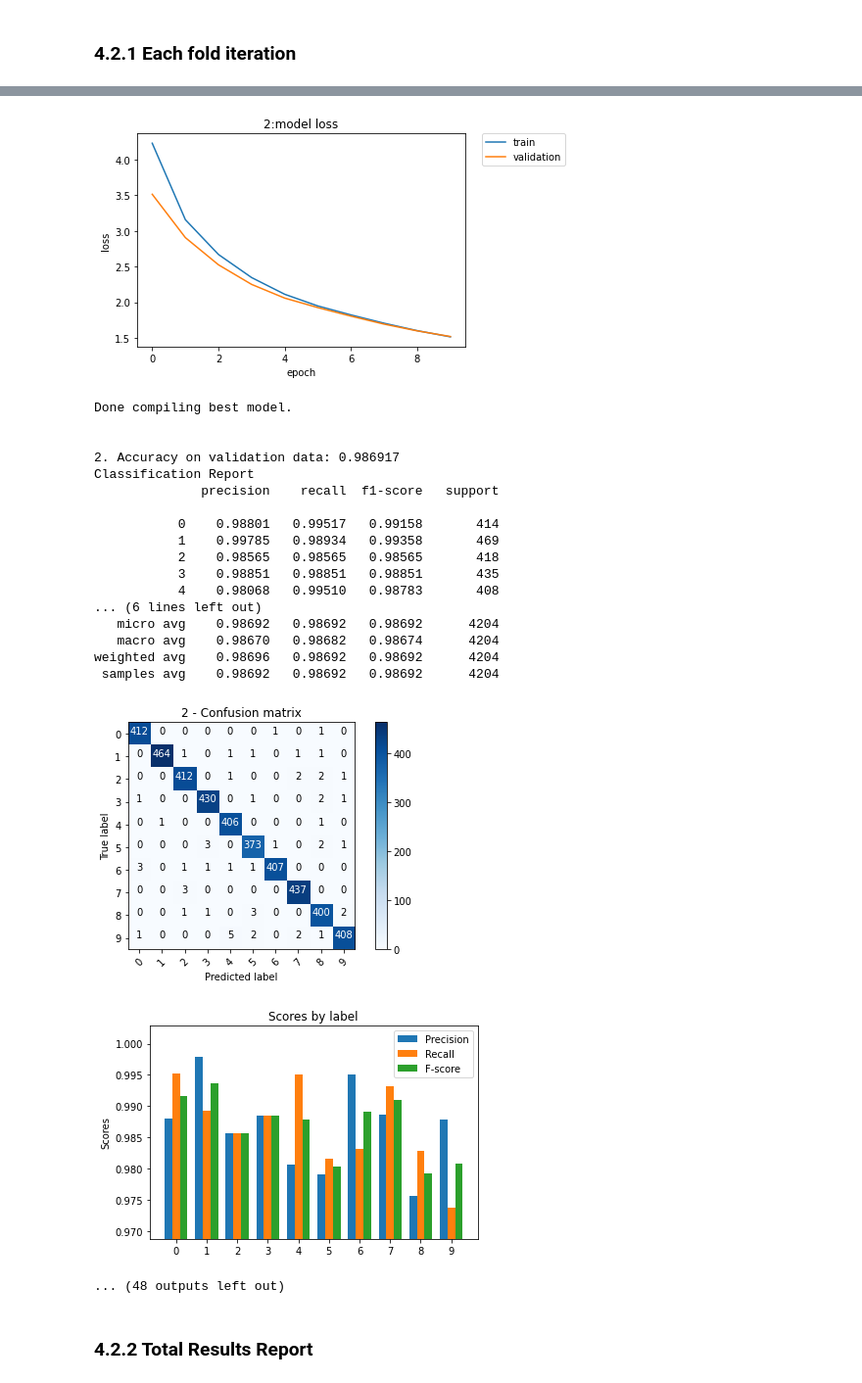
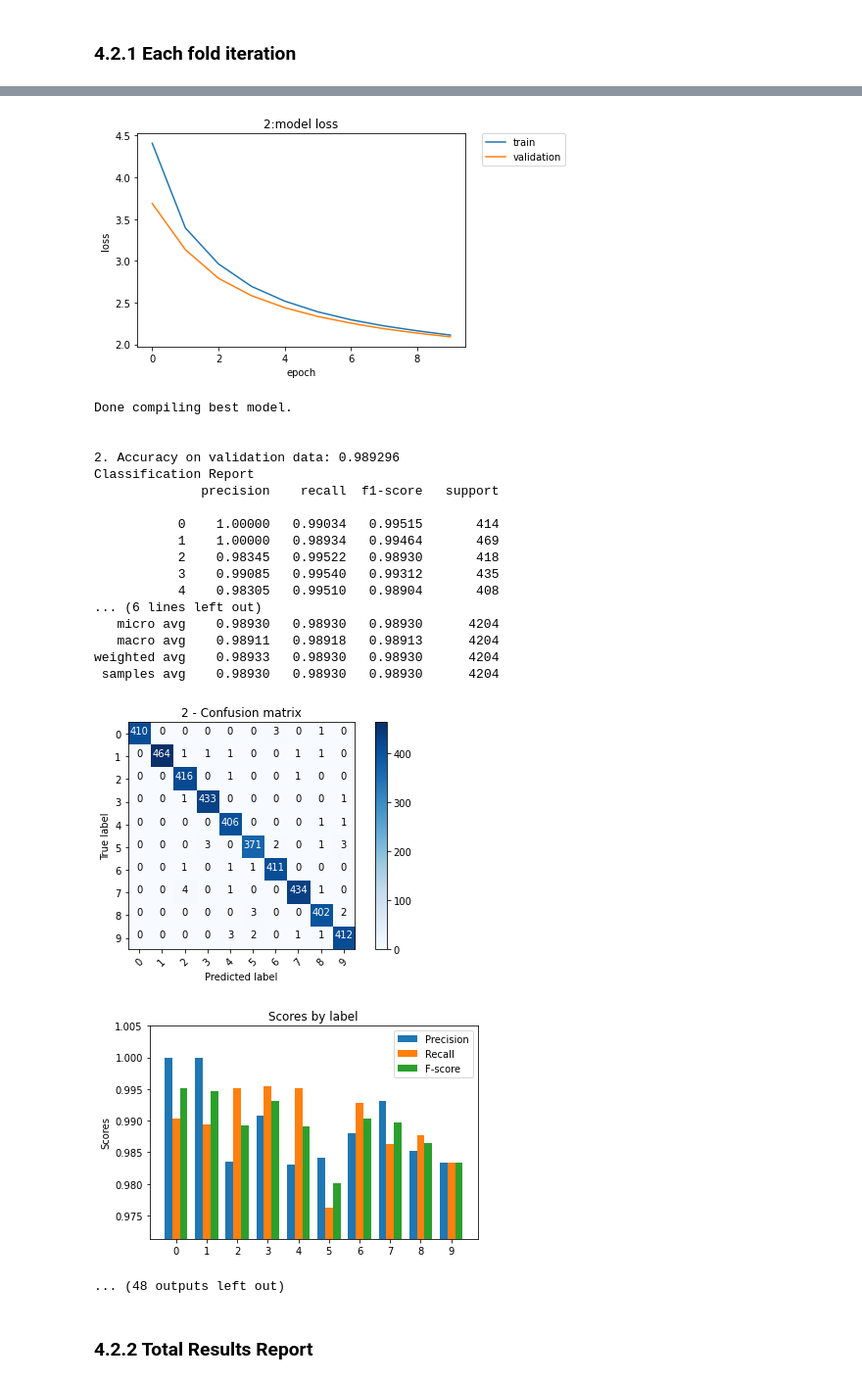
Before and after one commit to u6vp/Digit-Recognizer, a Jupyter notebook: Digit-Recognizer.ipynb, the cells around one changed output, grey strips where cells are left out. Shown at 98% size. Cells and saved outputs as stored; diff of their text form; code cells hidden in the pictures.

```diff
--- a/Digit-Recognizer.ipynb
+++ b/Digit-Recognizer.ipynb
@@ -97,7 +98,7 @@ ________________________________________________________________________________
 ## 3.2 Result Setting
 # %%
 # modelのバージョン毎に結果保存用のフォルダを作成
-model_name = "ResNet50_epoch10_batch32_ensemble" # 設定に変更があった場合ここだけ変更 ensemble
+model_name = "ResNet50_epoch10_batch32_data-aug_ensemble" # 設定に変更があった場合ここだけ変更
 csv_dir = "./Result/"+model_name
 conf_dir = csv_dir+"/CM_result" # 混合行列画像保存用のサブフォルダ
 model_dir = csv_dir+"/model_dir"
@@ -175,14 +181,31 @@ for i, (train_idx, val_idx) in enumerate(skf.split(train, label_num)):
     callbacks_list = model_callbacks()
 
     # モデルのフィッティング
-    history = ResNetModel.fit(X_train,
-                              Y_train,
-                              batch_size=batch_size,
-                              epochs=n_epoch,
-                              verbose=1,
-                              shuffle=True,
-                              validation_data=(X_val, Y_val),
-                              callbacks=callbacks_list)
+    # データの水増しなし
+    if not "data-aug" in model_name:
+        history = ResNetModel.fit(X_train,
+                                  Y_train,
+                                  batch_size=batch_size,
+                                  epochs=n_epoch,
+                                  verbose=1,
+                                  shuffle=True,
+                                  validation_data=(X_val, Y_val),
+                                  callbacks=callbacks_list)
+    # データの水増しあり
+    else:
+        datagen = ImageDataGenerator(
+                    rotation_range=10,  # -10° ~ 10°の範囲でランダムに回転
+                    zoom_range = 0.1, # 0.9 ~ 1.1 倍の範囲でランダムに拡大縮小
+                    width_shift_range=0.1,  # -0.1*width ~ 0.1*widthの範囲でランダムに左右平行移動
+                    height_shift_range=0.1)  # -0.1*height ~ 0.1*heightの範囲でランダムに上下平行移動
+
+        datagen.fit(X_train)
+
+        history = ResNetModel.fit_generator(datagen.flow(X_train,Y_train, batch_size=batch_size),
+                                      epochs = n_epoch, validation_data = (X_val, Y_val),
+                                      verbose = 1, shuffle=True, steps_per_epoch=X_train.shape[0] // batch_size,
+                                      callbacks=callbacks_list)
+        del datagen
 
     # 学習曲線の可視化
     def visualise_curve(model, monitor, itr):
@@ -370,23 +393,23 @@ Epoch 00010: val_loss improved from 1.60026 to 1.52105, saving model to img_clas
-[figure, old version]
+[figure, new version]
 Done compiling best model.
 
 
-2. Accuracy on validation data: 0.986917
+2. Accuracy on validation data: 0.989296
 Classification Report
               precision    recall  f1-score   support
 
-           0    0.98801   0.99517   0.99158       414
-           1    0.99785   0.98934   0.99358       469
-           2    0.98565   0.98565   0.98565       418
-           3    0.98851   0.98851   0.98851       435
-           4    0.98068   0.99510   0.98783       408
+           0    1.00000   0.99034   0.99515       414
+           1    1.00000   0.98934   0.99464       469
+           2    0.98345   0.99522   0.98930       418
+           3    0.99085   0.99540   0.99312       435
+           4    0.98305   0.99510   0.98904       408
 ... (6 lines left out)
-   micro avg    0.98692   0.98692   0.98692      4204
-   macro avg    0.98670   0.98682   0.98674      4204
-weighted avg    0.98696   0.98692   0.98692      4204
- samples avg    0.98692   0.98692   0.98692      4204
+   micro avg    0.98930   0.98930   0.98930      4204
+   macro avg    0.98911   0.98918   0.98913      4204
+weighted avg    0.98933   0.98930   0.98930      4204
+ samples avg    0.98930   0.98930   0.98930      4204
-[figure, old version]
+[figure, new version]
-[figure, old version]
+[figure, new version]
 ... (48 outputs left out)
 # %% [markdown]
 ### 4.2.2 Total Results Report
```
Also changed, not shown: parts of 8 cells of this notebook.
